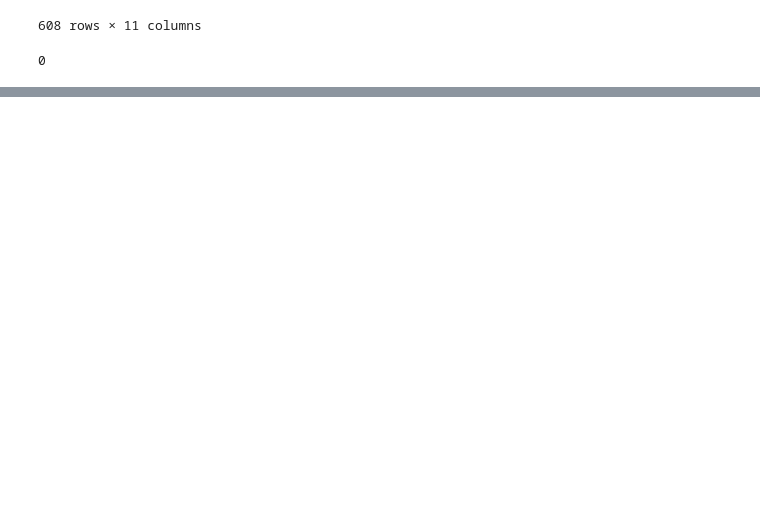
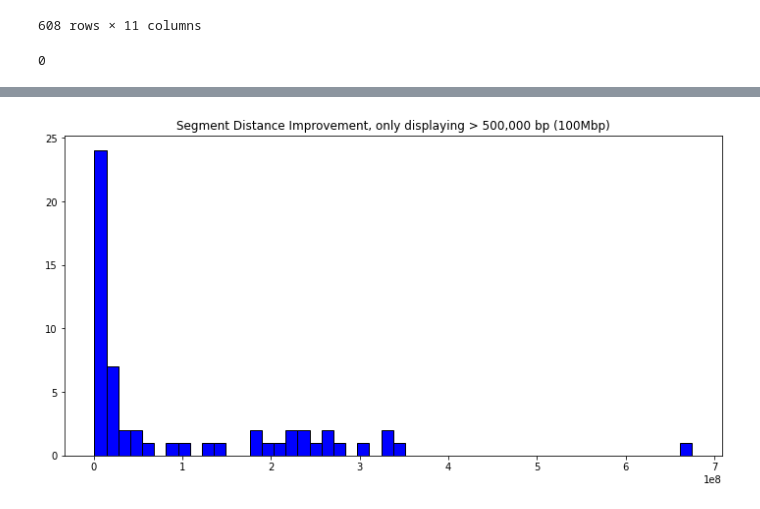
Before and after one commit to Zhaoyang-Jia/KarComparator, a Jupyter notebook: new_data_files/extract_statistics.ipynb, the cells around one changed output, grey strips where cells are left out. Saved outputs shown, nothing was run; the diff lists cells and outputs as text; code cells hidden in the pictures; blank space fills up the shorter version.

```diff
--- a/new_data_files/extract_statistics.ipynb
+++ b/new_data_files/extract_statistics.ipynb
@@ -104,0 +165,7 @@ print(sum(event_cluster_with_non_event_chr))
+# %%
+plt.figure(figsize=(12, 6))
+plt.hist(df[df['segment_distance_improvement'] > 500000]['segment_distance_improvement'], bins=50, color='blue', edgecolor='black')
+plt.title('Segment Distance Improvement, only displaying > 500,000 bp (100Mbp)')
+plt.savefig('figures/improvement1.png')
+# %% [output]
+[figure, added]
```
Also changed, not shown: parts of 19 cells of this notebook, 10 other files.
